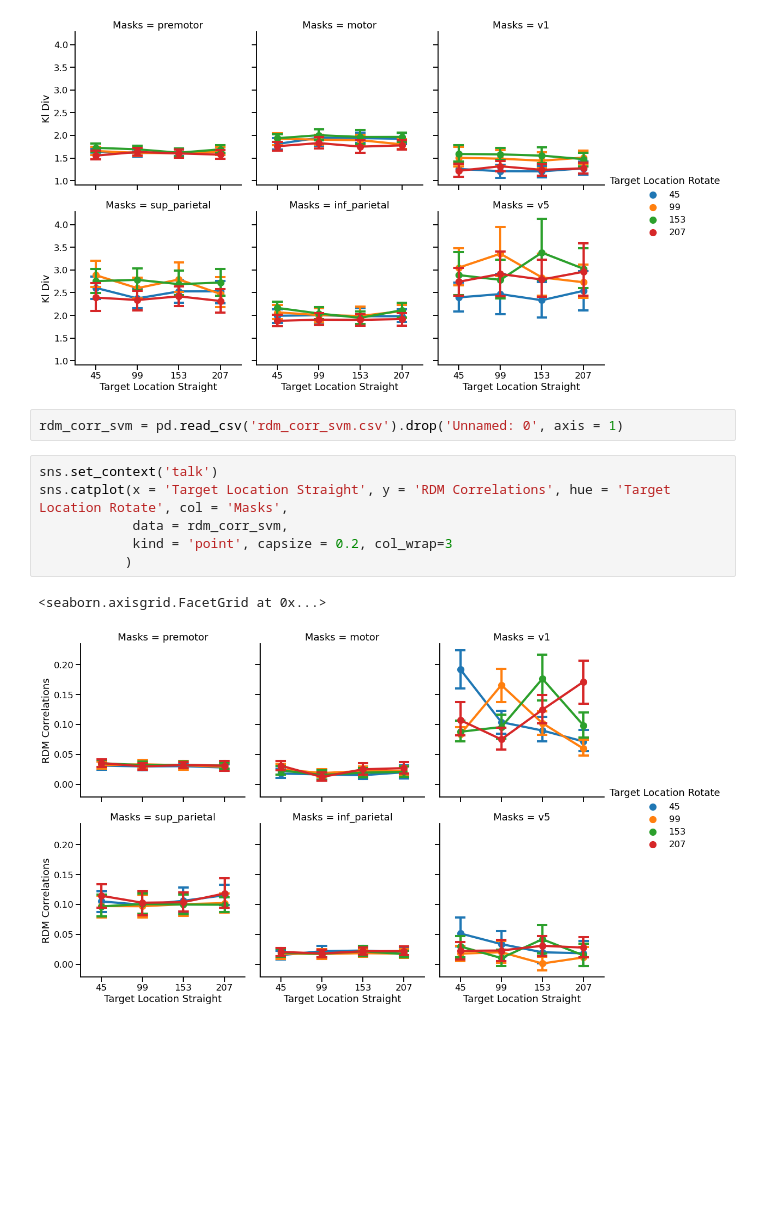
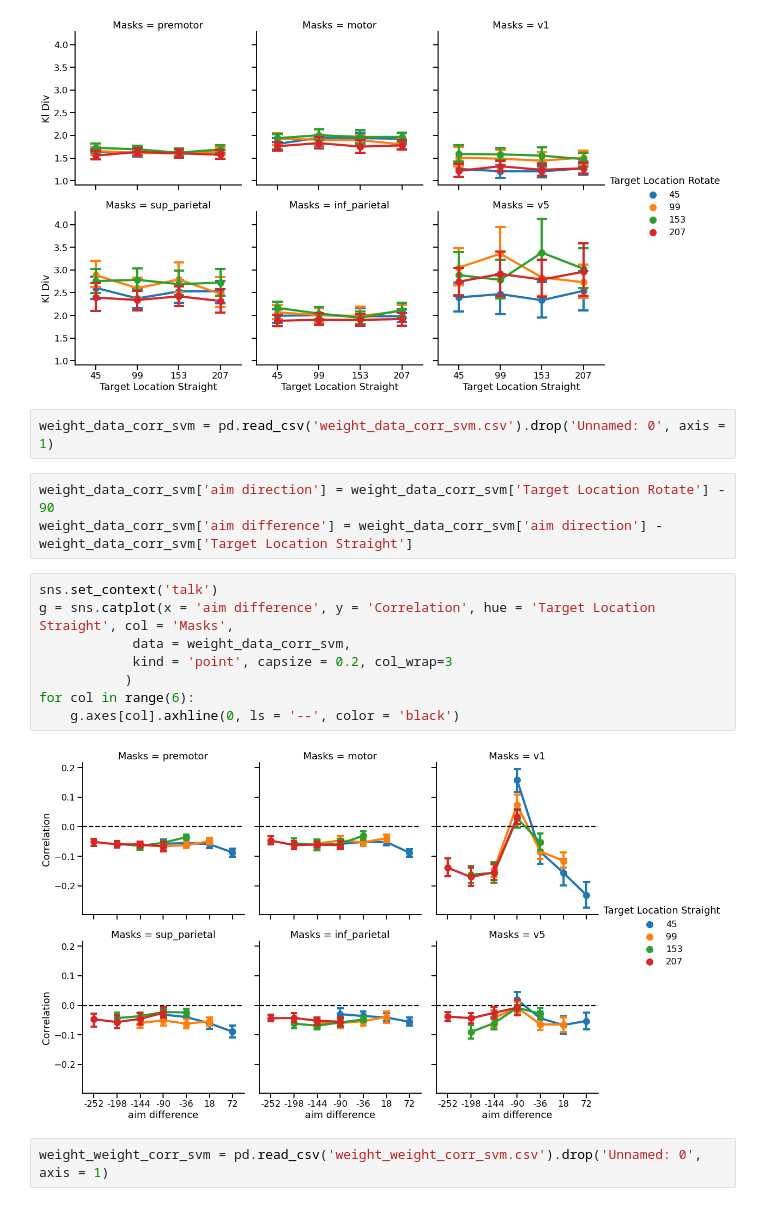
Before and after one commit to tejas-savalia/fmri_project, a Jupyter notebook: across_subjects_mvpa.ipynb, the cells around one changed output. Cells and saved outputs as stored; diff of their text form; blank space fills up the shorter version.

Commit message:
added plots for weight weight and weight data svm correlations

```diff
--- a/across_subjects_mvpa.ipynb
+++ b/across_subjects_mvpa.ipynb
@@ -90,13 +90,19 @@ sns.catplot(x = 'Target Location Straight', y = 'Kl Div', hue = 'Target Location
 <seaborn.axisgrid.FacetGrid at 0x...>
 [figure]
 # %%
-rdm_corr_svm = pd.read_csv('rdm_corr_svm.csv').drop('Unnamed: 0', axis = 1)
+weight_data_corr_svm = pd.read_csv('weight_data_corr_svm.csv').drop('Unnamed: 0', axis = 1)
+# %%
+weight_data_corr_svm['aim direction'] = weight_data_corr_svm['Target Location Rotate'] - 90
+weight_data_corr_svm['aim difference'] = weight_data_corr_svm['aim direction'] - weight_data_corr_svm['Target Location Straight']
 # %%
 sns.set_context('talk')
-sns.catplot(x = 'Target Location Straight', y = 'RDM Correlations', hue = 'Target Location Rotate', col = 'Masks',
-            data = rdm_corr_svm,
+g = sns.catplot(x = 'aim difference', y = 'Correlation', hue = 'Target Location Straight', col = 'Masks',
+            data = weight_data_corr_svm,
             kind = 'point', capsize = 0.2, col_wrap=3
            )
+for col in range(6):
+    g.axes[col].axhline(0, ls = '--', color = 'black')
 # %% [output]
-<seaborn.axisgrid.FacetGrid at 0x...>
-[figure, old version]
+[figure, new version]
+# %%
+weight_weight_corr_svm = pd.read_csv('weight_weight_corr_svm.csv').drop('Unnamed: 0', axis = 1)
```
Also changed, not shown: parts of 2 cells of this notebook.
